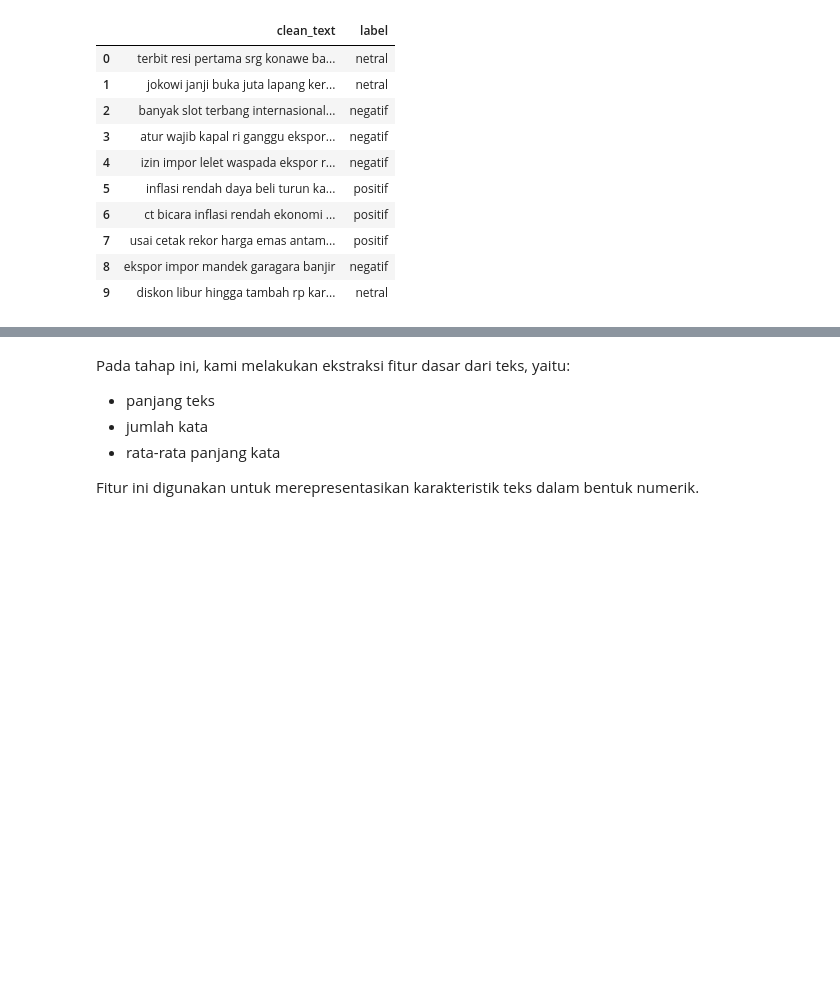
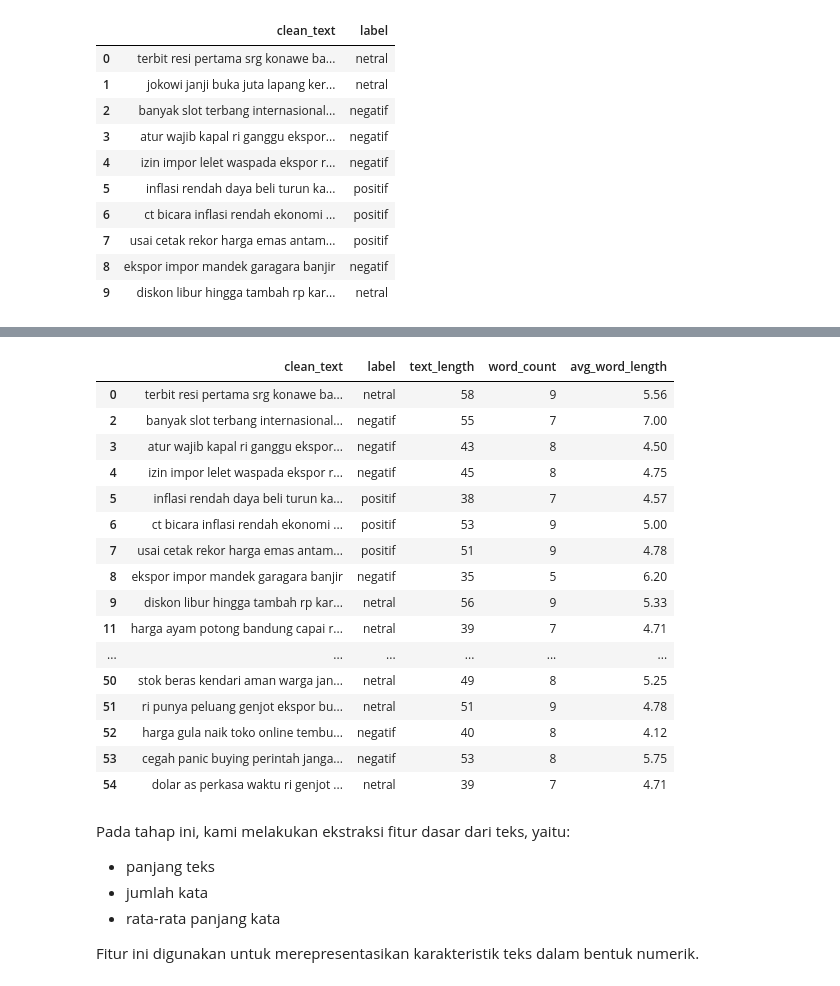
Before and after one commit to afllaabdi/tugas_NLP, a Jupyter notebook: NLP(definitive_edition)ipynb.ipynb, the cells around one changed output, grey strips where cells are left out. Saved outputs shown, nothing was run; the diff lists cells and outputs as text; code cells hidden in the pictures; blank space fills up the shorter version.

```diff
--- a/NLP(definitive_edition)ipynb.ipynb
+++ b/NLP(definitive_edition)ipynb.ipynb
@@ -389,0 +347,82 @@ feature_table.head(10)
+# %%
+# =========================
+# IMPORT
+# =========================
+import pandas as pd
+import numpy as np
+import re
+
+# =========================
+# FILTERING (SESUAI LAPORAN)
+# =========================
+
+keywords = [
+    # inti topik
+    'pangan','ketahanan','sembako','beras','bahan pokok',
+
+    # harga & ekonomi
+    'harga','inflasi','mahal','murah','naik','turun',
+
+    # distribusi & akses
+    'distribusi','akses','pasokan','ketersediaan','stok','langka',
+
+    # kebijakan pemerintah
+    'impor','ekspor','kebijakan','subsidi','bantuan','pemerintah',
+
+    # ekonomi & kondisi
+    'ekonomi','krisis','global','domestik',
+
+    # dampak sosial
+    'masyarakat','kesejahteraan','petani'
+]
+
+# 🔥 penting: escape keyword biar aman regex
+pattern = '|'.join([re.escape(k) for k in keywords])
+
+df_filtered = df[
+    df['clean_text'].str.contains(pattern, case=False, na=False)
+].copy()
+
+print("Jumlah data sebelum:", len(df))
+print("Jumlah data setelah filtering:", len(df_filtered))
+
+
+# =========================
+# LABELING (PASTIKAN ADA)
+# =========================
+if 'label' not in df_filtered.columns:
+    df_filtered['label'] = df_filtered['clean_text'].apply(label_sentiment)
+
+
+# =========================
+# FEATURE EXTRACTION
+# =========================
+
+# panjang teks
+df_filtered['text_length'] = df_filtered['clean_text'].str.len()
+
+# jumlah kata
+df_filtered['word_count'] = df_filtered['clean_text'].apply(lambda x: len(str(x).split()))
+
+# rata-rata panjang kata
+df_filtered['avg_word_length'] = df_filtered['clean_text'].apply(
+    lambda x: round(
+        np.mean([len(word) for word in str(x).split()]), 2
+    ) if len(str(x).split()) > 0 else 0
+)
+
+
+# =========================
+# TABEL HASIL
+# =========================
+feature_table = df_filtered[[
+    'clean_text',
+    'label',
+    'text_length',
+    'word_count',
+    'avg_word_length'
+]]
+
+print("\n=== HASIL FEATURE EXTRACTION ===")
+display(feature_table.head(50))
+# %% [output]
@@ -389,0 +433,17 @@ feature_table.head(10)
+|  | clean_text | label | text_length | word_count | avg_word_length |
+| 0 | terbit resi pertama srg konawe ba... | netral | 58 | 9 | 5.56 |
+| 2 | banyak slot terbang internasional... | negatif | 55 | 7 | 7.00 |
+| 3 | atur wajib kapal ri ganggu ekspor... | negatif | 43 | 8 | 4.50 |
+| 4 | izin impor lelet waspada ekspor r... | negatif | 45 | 8 | 4.75 |
+| 5 | inflasi rendah daya beli turun ka... | positif | 38 | 7 | 4.57 |
+| 6 | ct bicara inflasi rendah ekonomi ... | positif | 53 | 9 | 5.00 |
+| 7 | usai cetak rekor harga emas antam... | positif | 51 | 9 | 4.78 |
+| 8 | ekspor impor mandek garagara banjir | negatif | 35 | 5 | 6.20 |
+| 9 | diskon libur hingga tambah rp kar... | netral | 56 | 9 | 5.33 |
+| 11 | harga ayam potong bandung capai r... | netral | 39 | 7 | 4.71 |
+| ... | ... | ... | ... | ... | ... |
+| 50 | stok beras kendari aman warga jan... | netral | 49 | 8 | 5.25 |
+| 51 | ri punya peluang genjot ekspor bu... | netral | 51 | 9 | 4.78 |
+| 52 | harga gula naik toko online tembu... | negatif | 40 | 8 | 4.12 |
+| 53 | cegah panic buying perintah janga... | negatif | 53 | 8 | 5.75 |
+| 54 | dolar as perkasa waktu ri genjot ... | netral | 39 | 7 | 4.71 |
```
Also changed, not shown: parts of 11 cells of this notebook.
